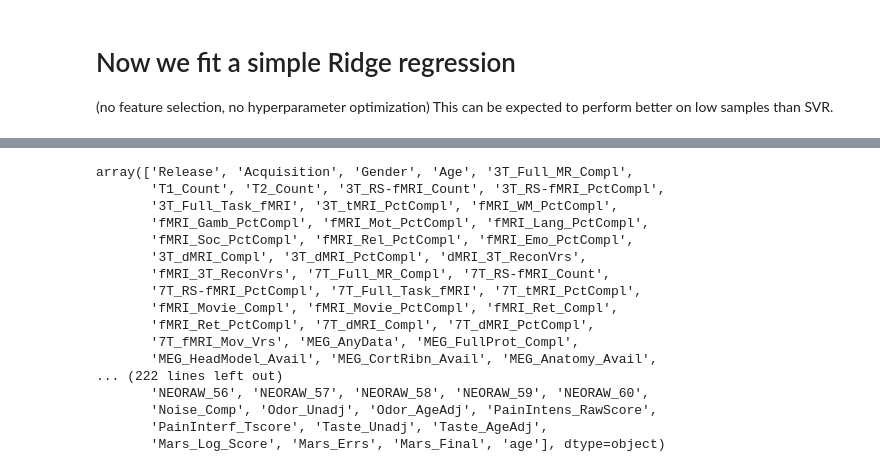
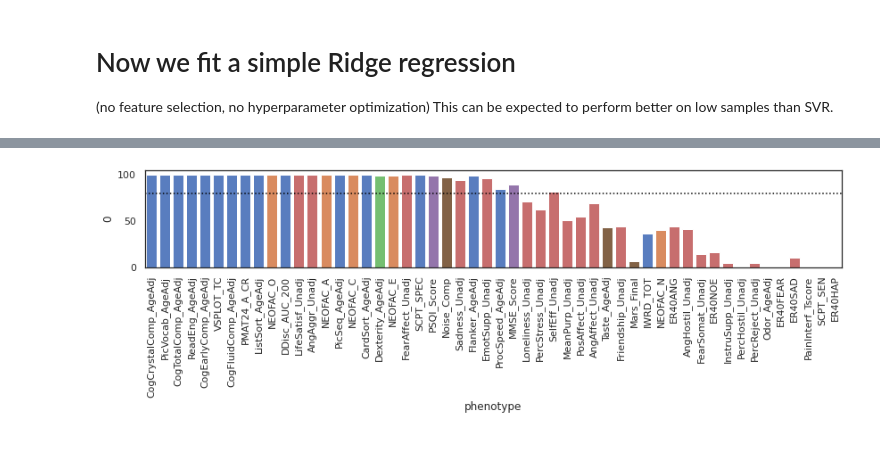
Before and after one commit to spisakt/BWAS_comment, a Jupyter notebook: multivariate_BWAS_replicability_analysis_FC_more_vars.ipynb, the cells around one changed output, grey strips where cells are left out. Saved outputs shown, nothing was run; the diff lists cells and outputs as text; code cells hidden in the pictures.

```diff
--- a/multivariate_BWAS_replicability_analysis_FC_more_vars.ipynb
+++ b/multivariate_BWAS_replicability_analysis_FC_more_vars.ipynb
@@ -324,8 +223,8 @@ random_state = 42
 n_bootstrap = 100
 
 features = {
-    'netmats_parcor': netmats_parcor,
-    'netmats_pearson': netmats_pearson
+    'netmats_parcor': netmats_parcor#,
+    #'netmats_pearson': netmats_pearson
 }
 
 models = {
@@ -406,20 +334,44 @@ KeyError: ['LifeSatif_Unadj']
-# %%
-behavior.columns.values
-# %% [output]
-array(['Release', 'Acquisition', 'Gender', 'Age', '3T_Full_MR_Compl',
-       'T1_Count', 'T2_Count', '3T_RS-fMRI_Count', '3T_RS-fMRI_PctCompl',
-       '3T_Full_Task_fMRI', '3T_tMRI_PctCompl', 'fMRI_WM_PctCompl',
-       'fMRI_Gamb_PctCompl', 'fMRI_Mot_PctCompl', 'fMRI_Lang_PctCompl',
-       'fMRI_Soc_PctCompl', 'fMRI_Rel_PctCompl', 'fMRI_Emo_PctCompl',
-       '3T_dMRI_Compl', '3T_dMRI_PctCompl', 'dMRI_3T_ReconVrs',
-       'fMRI_3T_ReconVrs', '7T_Full_MR_Compl', '7T_RS-fMRI_Count',
-       '7T_RS-fMRI_PctCompl', '7T_Full_Task_fMRI', '7T_tMRI_PctCompl',
-       'fMRI_Movie_Compl', 'fMRI_Movie_PctCompl', 'fMRI_Ret_Compl',
-       'fMRI_Ret_PctCompl', '7T_dMRI_Compl', '7T_dMRI_PctCompl',
-       '7T_fMRI_Mov_Vrs', 'MEG_AnyData', 'MEG_FullProt_Compl',
-       'MEG_HeadModel_Avail', 'MEG_CortRibn_Avail', 'MEG_Anatomy_Avail',
-... (222 lines left out)
-       'NEORAW_56', 'NEORAW_57', 'NEORAW_58', 'NEORAW_59', 'NEORAW_60',
-       'Noise_Comp', 'Odor_Unadj', 'Odor_AgeAdj', 'PainIntens_RawScore',
-       'PainInterf_Tscore', 'Taste_Unadj', 'Taste_AgeAdj',
-       'Mars_Log_Score', 'Mars_Errs', 'Mars_Final', 'age'], dtype=object)
+# %%
+sns.set(rc={"figure.figsize":(14, 2)})
+sns.set_style("white")
+
+phenotypes = pd.read_csv('hcp_data/phenotypes-of-interest.csv').iloc[:, 1:]
+phenotypes = phenotypes.drop([2,3]) # Age duplicates
+
+def prep(x, alpha=0.05):
+    return (x.loc[x['p_discovery_cv']<alpha,'p_replication']<alpha).sum() / (x['p_discovery_cv']<0.05).sum() * 100
+
+df_plot = pd.DataFrame(df[df.connectivity=='netmats_parcor'].groupby('target').apply(prep))
+
+df_plot['r_discovery'] = df[df.connectivity=='netmats_parcor'].groupby('target').mean()['r_discovery_cv']
+df_plot = df_plot[df_plot.index!='age']
+
+df_plot['category'] = ''
+df_plot['phenotype'] = df_plot.index
+
+for i in df_plot.index:
+    df_plot.loc[i, 'category'] = phenotypes.loc[phenotypes.columnHeader==i, 'category'].values[0]
+
+
+df_plot = df_plot.sort_values(by='r_discovery', ascending=False)
+
+pal = "muted"
+my_colormap = [
+              sns.color_palette(pal)[4],
+              sns.color_palette(pal)[0], # cognition
+              sns.color_palette(pal)[3], # emotion
+              sns.color_palette(pal)[2], # dexterity
+              sns.color_palette(pal)[1], # big5
+              sns.color_palette(pal)[5], # sensory
+              sns.color_palette(pal)[6], # ?
+              sns.color_palette(pal)[3]]
+colors = []
+for code in pd.Categorical(df_plot.category).codes:
+    colors.append(my_colormap[code])
+
+ax=sns.barplot(data=df_plot, x='phenotype', y=0, palette=colors)
+plt.xticks(rotation=90)
+ax.axhline(80, color='black', linestyle=':')
+plt.savefig('fig/replicability_all_phenotypes.pdf')
+# %% [output]
+[figure, added]
```
Also changed, not shown: parts of 10 cells of this notebook, 15 other files.
